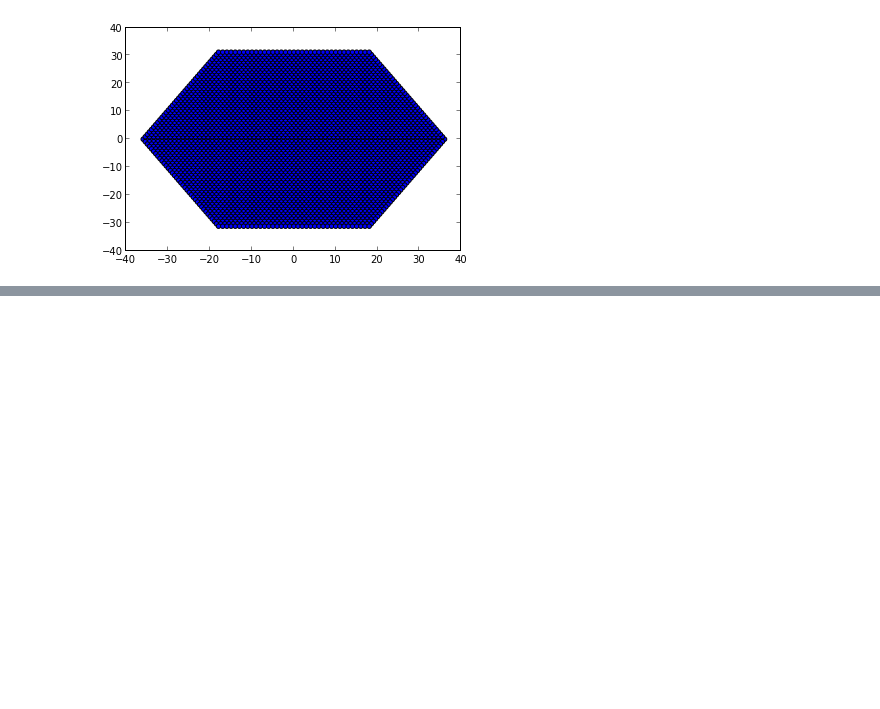
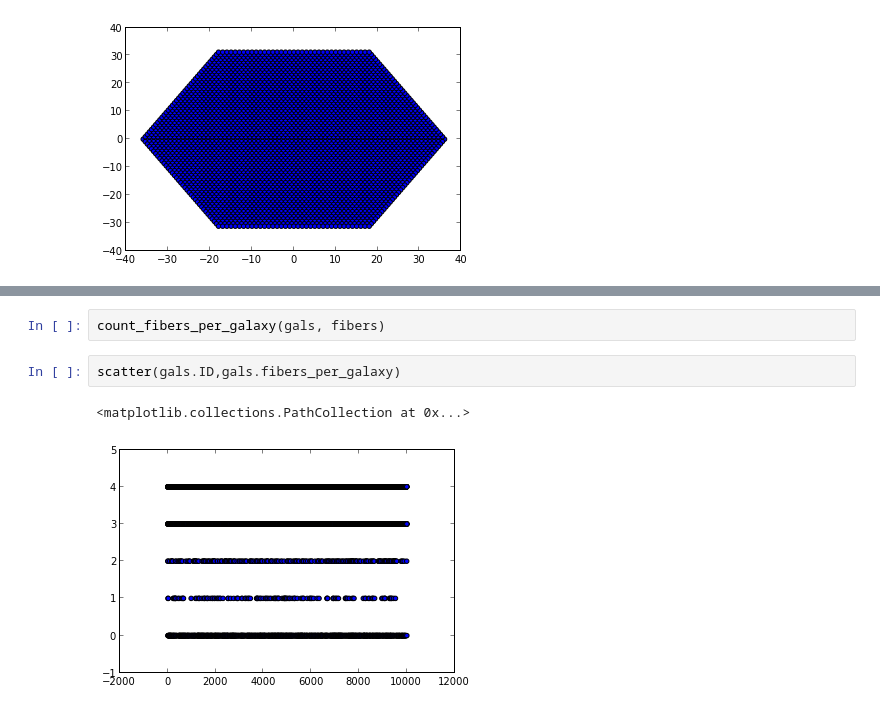
Before and after one commit to forero/FiberAllocation, a Jupyter notebook: source/fiber_allocation.ipynb, the cells around one changed output, grey strips where cells are left out. Cells and saved outputs as stored; diff of their text form; blank space fills up the shorter version.

```diff
--- a/source/fiber_allocation.ipynb
+++ b/source/fiber_allocation.ipynb
@@ -98,0 +121,7 @@ ax1.set_aspect('equal', 'datalim')
+# %%
+count_fibers_per_galaxy(gals, fibers)
+# %%
+scatter(gals.ID,gals.fibers_per_galaxy)
+# %% [output]
+<matplotlib.collections.PathCollection at 0x...>
+[figure, added]
```
Also changed, not shown: parts of 7 cells of this notebook.
